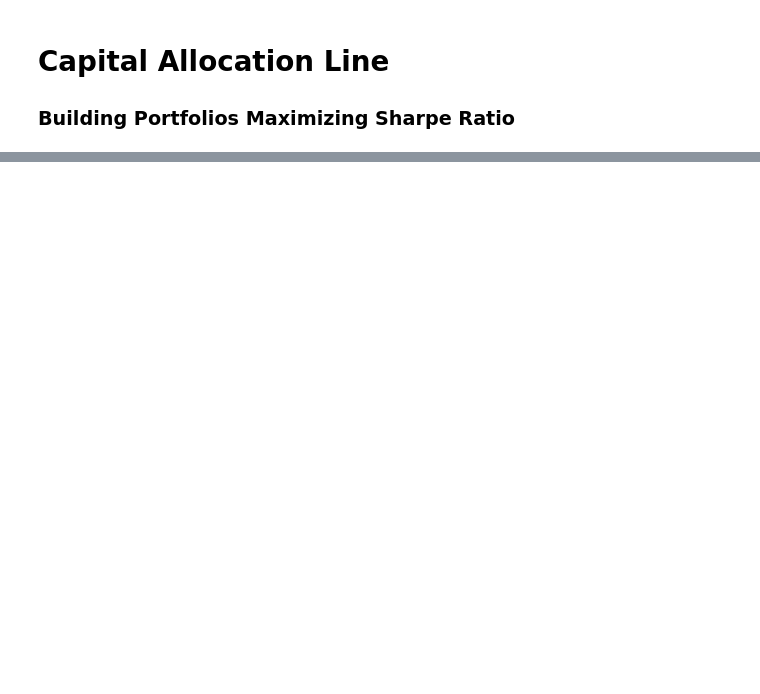
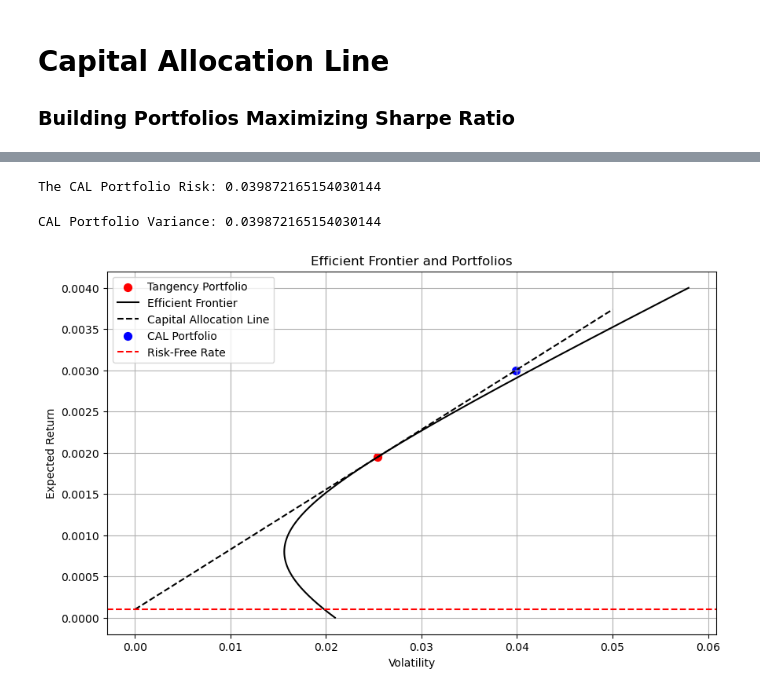
Before and after one commit to dan-the-quant/DTQ-Portfolio_Management_Course, a Jupyter notebook: Module 2 - Portfolio Theory/Module2.3.ipynb, the cells around one changed output, grey strips where cells are left out. Saved outputs shown, nothing was run; the diff lists cells and outputs as text; code cells hidden in the pictures; blank space fills up the shorter version.

```diff
--- a/Module 2 - Portfolio Theory/Module2.3.ipynb
+++ b/Module 2 - Portfolio Theory/Module2.3.ipynb
@@ -188,12 +219,9 @@ tangency_weights
 # %%
-# Now let us assume we there is an investor willing to take more risk to reach better returns
-
-cal_returns = 0.125
+# Now let us assume we there are an investor willing to take lower risk to reach worse returns
+cal_returns = 0.003
 
 #In a normal case
-
 normal_case_weights = weights(cal_returns)
 
 print(normal_case_weights)
-
 print(f'The sum of weights is: {normal_case_weights.sum().round(2)}')
@@ -229,42 +273,45 @@ else:
 # %%
-# Obtain the volatility given the desired returns
+# Get the volatility given the desired returns
+def capital_allocation_line_volatility(desired_returns):
+    # Calculate the volatility
+    sigma = (desired_returns - rfr) / sharpe_ratio
 
-def cal_volatility(desired_returns):
-    # Create inputs
-    mu = expected_returns.values.flatten().reshape(-1, 1)  # Expected Returns
-    Sigma = cov_matrix.values  # Covariance Matrix
-    Sigma_inv = np.linalg.inv(Sigma)  # Inverse Covariance Matrix
-
-    # Create components
-    A = np.dot(np.dot(mu.T, Sigma_inv), mu)
-
-    return abs(np.sqrt(1/A)*(desired_returns - rfr))
-
-cal_volat = cal_volatility(cal_returns)
-
-print(f'The CAL Portfolio Risk: {cal_volat[0][0]}')
+    return sigma
+# %%
+# Calculate Volatility
+cal_volat = capital_allocation_line_volatility(cal_returns)
+
+print(f'The CAL Portfolio Risk: {cal_volat}')
+# %% [output]
+The CAL Portfolio Risk: 0.039872165154030144
 # %%
-cal_var = portfolio_variance(cal_weights, df_returns[['AAPL', 'AMZN', 'META', 'MSFT']])
+# You can get the same result by using the standard equation
+cal_var = portfolio_variance(cal_ws, df_returns)
 cal_volat_alt = np.sqrt(cal_var)
 
-print(cal_volat_alt[0][0])
+print(f'CAL Portfolio Variance: {cal_volat_alt[0][0]}')
+# %% [output]
+CAL Portfolio Variance: 0.039872165154030144
 # %%
 # Create Scatter plot
 plt.figure(figsize=(10, 6))
 plt.scatter(tangency_volat, tangency_returns, color='red', s=50, label='Tangency Portfolio')
 plt.plot(sigma_P_values, mu_P_values, label=r'Efficient Frontier', color='black')
 plt.plot(sigma_cal_values, mu_cal_values, label=r'Capital Allocation Line', color='black', linestyle='--')
 plt.scatter(cal_volat, cal_returns, color='blue', s=50, label='CAL Portfolio')
+plt.axhline(y=rfr, color='r', linestyle='--', label='Risk-Free Rate')
 
 
 # Config
 plt.title('Efficient Frontier and Portfolios')
 plt.xlabel('Volatility')
 plt.ylabel('Expected Return')
 plt.legend()
 
 # Show
 plt.grid(True)
 plt.show()
+# %% [output]
+[figure, added]
 # %%
 # Create Portfolios
```
Also changed, not shown: parts of 26 cells of this notebook, 2 other files.
